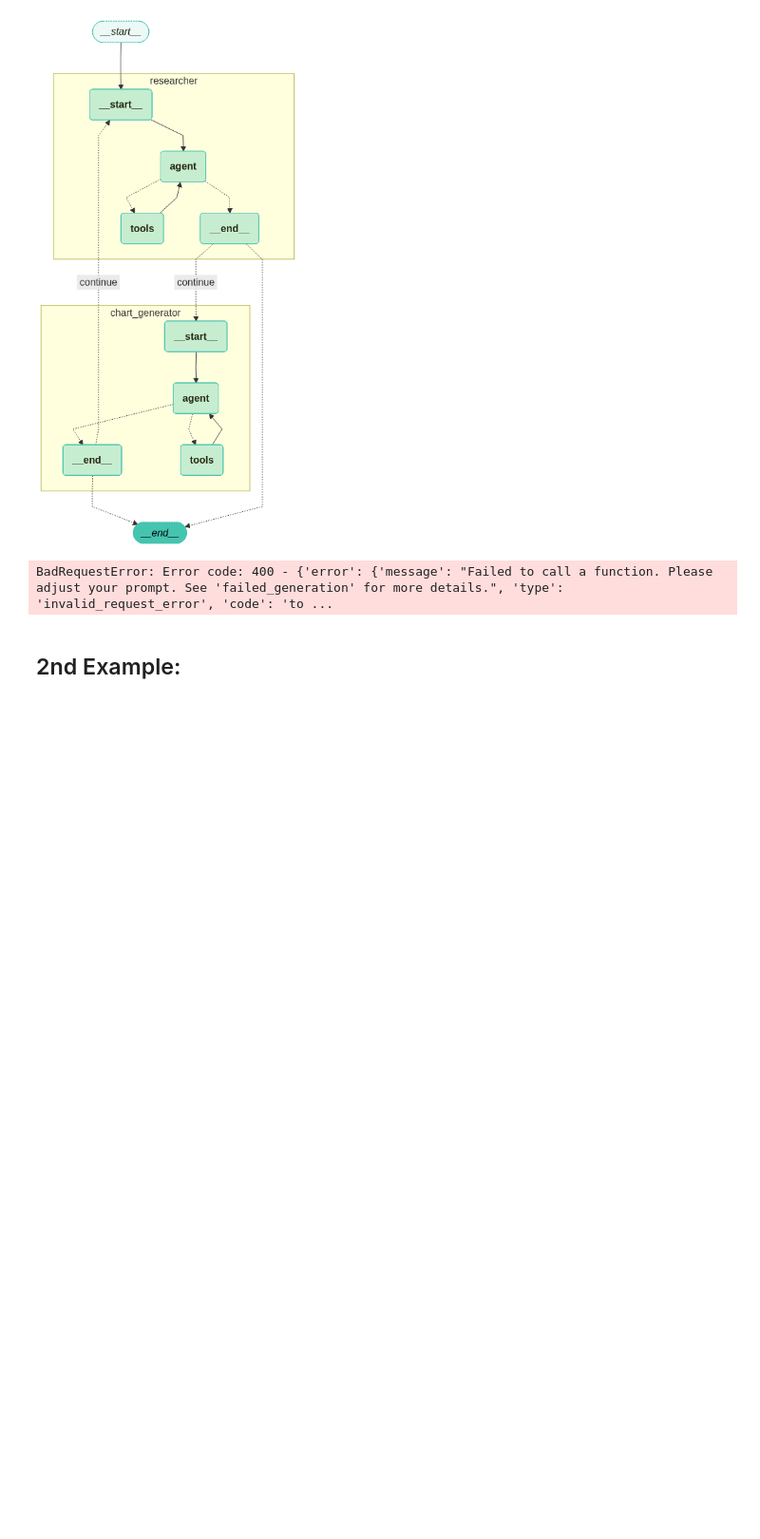
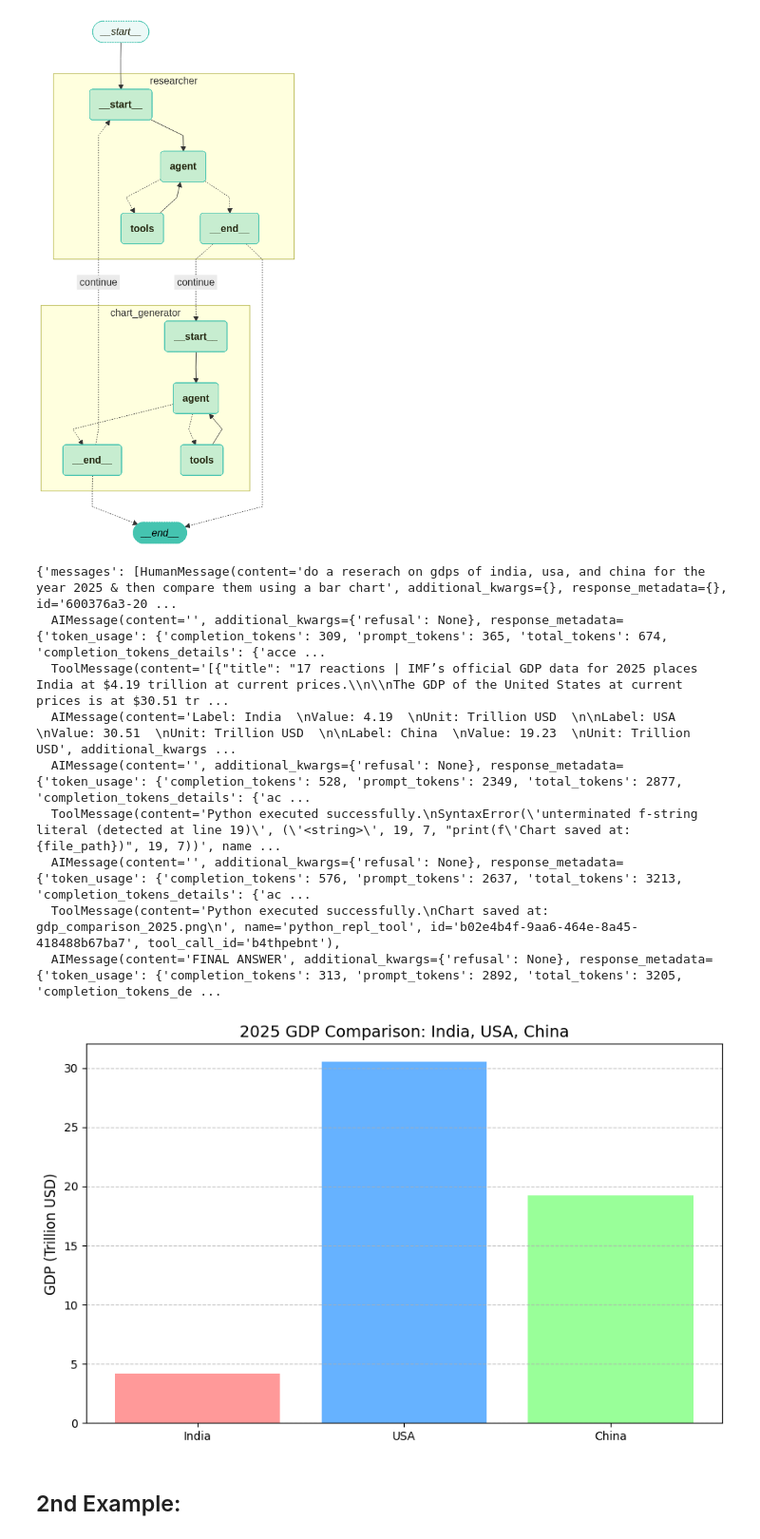
Before and after one commit to siddhartha4u2c/Fashion_Brand, a Jupyter notebook: Experiments/11_multiagent.ipynb, the cells around one changed output. Shown at 95% size. Saved outputs shown, nothing was run; the diff lists cells and outputs as text; code cells hidden in the pictures; blank space fills up the shorter version.

```diff
--- a/Experiments/11_multiagent.ipynb
+++ b/Experiments/11_multiagent.ipynb
@@ -204,24 +209,33 @@ visualize_graph(app, xray=True)
 # %%
 # =========================
 # Invoke Graph
 # =========================
 config = RunnableConfig(
     recursion_limit=10,
     configurable={"thread_id": str(uuid.uuid4())}
 )
 
 inputs = {
     "messages": [
         HumanMessage(
-            content="can you give me a bar chart for gdps of india, usa, and china for the year 2024"
+            content="do a reserach on gdps of india, usa, and china for the year 2025 & then compare them using a bar chart"
         )
     ]
 }
 
 result = app.invoke(inputs, config=config)
 result
 # %% [output]
-BadRequestError: Error code: 400 - {'error': {'message': "Failed to call a function. Please adjust your prompt. See 'failed_generation' for more details.", 'type': 'invalid_request_error', 'code': 'to ...
+{'messages': [HumanMessage(content='do a reserach on gdps of india, usa, and china for the year 2025 & then compare them using a bar chart', additional_kwargs={}, response_metadata={}, id='600376a3-20 ...
+  AIMessage(content='', additional_kwargs={'refusal': None}, response_metadata={'token_usage': {'completion_tokens': 309, 'prompt_tokens': 365, 'total_tokens': 674, 'completion_tokens_details': {'acce ...
+  ToolMessage(content='[{"title": "17 reactions | IMF’s official GDP data for 2025 places India at $4.19 trillion at current prices.\\n\\nThe GDP of the United States at current prices is at $30.51 tr ...
+  AIMessage(content='Label: India  \nValue: 4.19  \nUnit: Trillion USD  \n\nLabel: USA  \nValue: 30.51  \nUnit: Trillion USD  \n\nLabel: China  \nValue: 19.23  \nUnit: Trillion USD', additional_kwargs ...
+  AIMessage(content='', additional_kwargs={'refusal': None}, response_metadata={'token_usage': {'completion_tokens': 528, 'prompt_tokens': 2349, 'total_tokens': 2877, 'completion_tokens_details': {'ac ...
+  ToolMessage(content='Python executed successfully.\nSyntaxError(\'unterminated f-string literal (detected at line 19)\', (\'<string>\', 19, 7, "print(f\'Chart saved at: {file_path})", 19, 7))', name ...
+  AIMessage(content='', additional_kwargs={'refusal': None}, response_metadata={'token_usage': {'completion_tokens': 576, 'prompt_tokens': 2637, 'total_tokens': 3213, 'completion_tokens_details': {'ac ...
+  ToolMessage(content='Python executed successfully.\nChart saved at: gdp_comparison_2025.png\n', name='python_repl_tool', id='b02e4b4f-9aa6-464e-8a45-418488b67ba7', tool_call_id='b4thpebnt'),
+  AIMessage(content='FINAL ANSWER', additional_kwargs={'refusal': None}, response_metadata={'token_usage': {'completion_tokens': 313, 'prompt_tokens': 2892, 'total_tokens': 3205, 'completion_tokens_de ...
+[figure, added]
 # %% [markdown]
 ## 2nd Example:
 # %%
```
Also changed, not shown: parts of 6 cells of this notebook, 9 other files.
